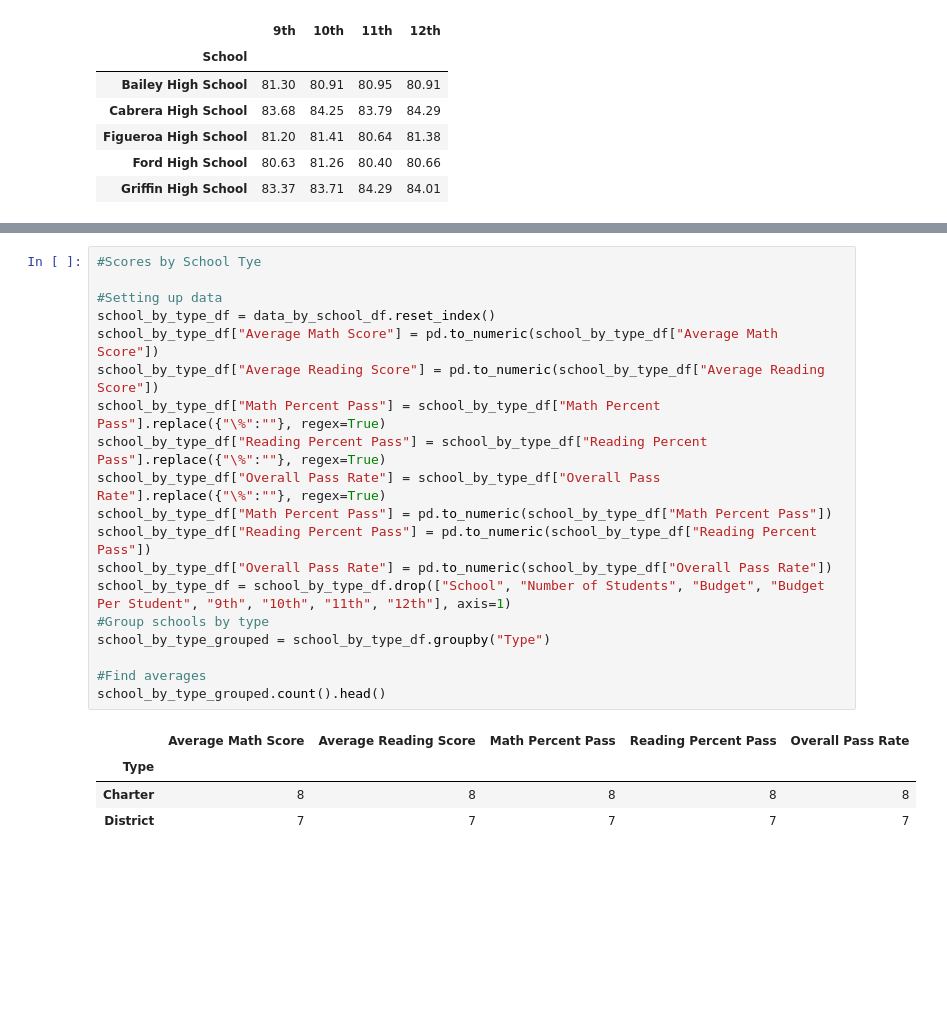
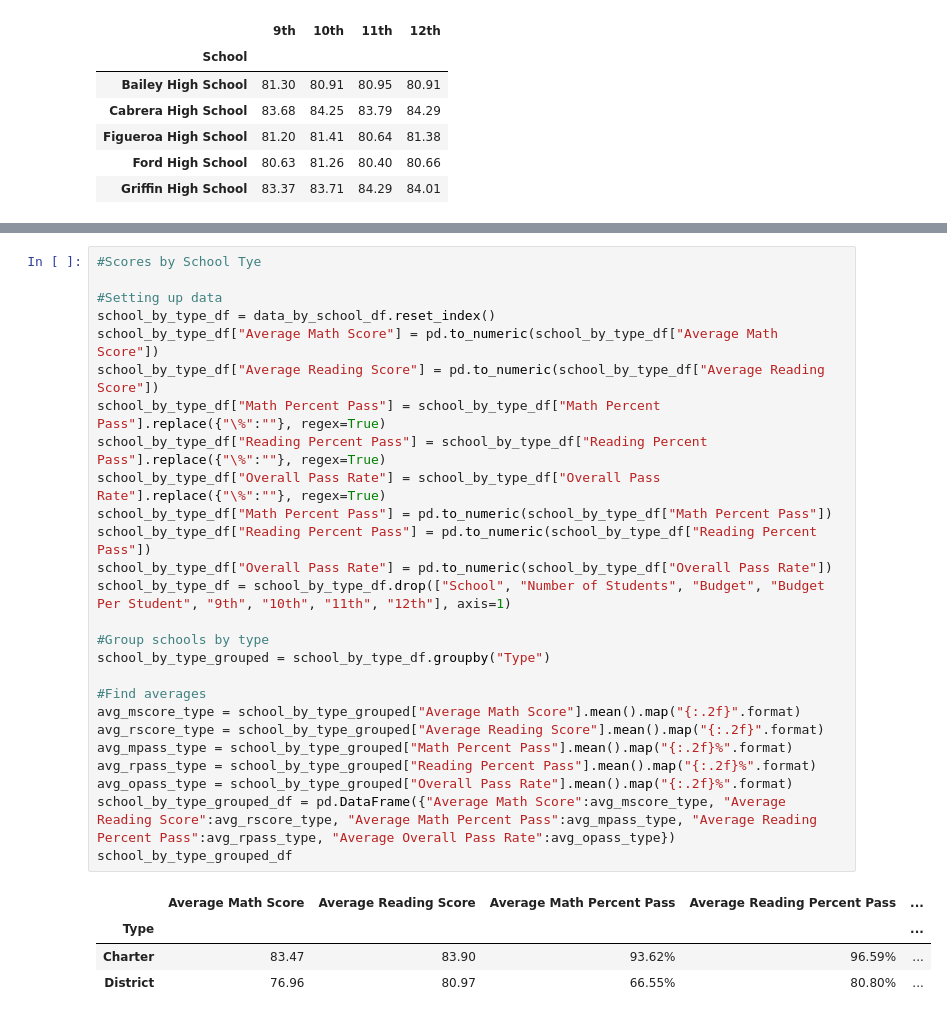
Before and after one commit to coconutpep/PyCity-Schools-Analysis, a Jupyter notebook: PyCitySchools/PyCitySchools.ipynb, the cells around one changed output, grey strips where cells are left out. Cells and saved outputs as stored; diff of their text form; blank space fills up the shorter version.

Commit message:
Test scores by type dataframe added and formatted

```diff
--- a/PyCitySchools/PyCitySchools.ipynb
+++ b/PyCitySchools/PyCitySchools.ipynb
@@ -318,24 +318,31 @@ per_school_df_grouped_df
 # %%
 #Scores by School Tye
 
 #Setting up data
 school_by_type_df = data_by_school_df.reset_index()
 school_by_type_df["Average Math Score"] = pd.to_numeric(school_by_type_df["Average Math Score"])
 school_by_type_df["Average Reading Score"] = pd.to_numeric(school_by_type_df["Average Reading Score"])
 school_by_type_df["Math Percent Pass"] = school_by_type_df["Math Percent Pass"].replace({"\%":""}, regex=True)
 school_by_type_df["Reading Percent Pass"] = school_by_type_df["Reading Percent Pass"].replace({"\%":""}, regex=True)
 school_by_type_df["Overall Pass Rate"] = school_by_type_df["Overall Pass Rate"].replace({"\%":""}, regex=True)
 school_by_type_df["Math Percent Pass"] = pd.to_numeric(school_by_type_df["Math Percent Pass"])
 school_by_type_df["Reading Percent Pass"] = pd.to_numeric(school_by_type_df["Reading Percent Pass"])
 school_by_type_df["Overall Pass Rate"] = pd.to_numeric(school_by_type_df["Overall Pass Rate"])
 school_by_type_df = school_by_type_df.drop(["School", "Number of Students", "Budget", "Budget Per Student", "9th", "10th", "11th", "12th"], axis=1)
+
 #Group schools by type
 school_by_type_grouped = school_by_type_df.groupby("Type")
 
 #Find averages
-school_by_type_grouped.count().head()
+avg_mscore_type = school_by_type_grouped["Average Math Score"].mean().map("{:.2f}".format)
+avg_rscore_type = school_by_type_grouped["Average Reading Score"].mean().map("{:.2f}".format)
+avg_mpass_type = school_by_type_grouped["Math Percent Pass"].mean().map("{:.2f}%".format)
+avg_rpass_type = school_by_type_grouped["Reading Percent Pass"].mean().map("{:.2f}%".format)
+avg_opass_type = school_by_type_grouped["Overall Pass Rate"].mean().map("{:.2f}%".format)
+school_by_type_grouped_df = pd.DataFrame({"Average Math Score":avg_mscore_type, "Average Reading Score":avg_rscore_type, "Average Math Percent Pass":avg_mpass_type, "Average Reading Percent Pass":avg_rpass_type, "Average Overall Pass Rate":avg_opass_type})
+school_by_type_grouped_df
 # %% [output]
-|  | Average Math Score | Average Reading Score | Math Percent Pass | Reading Percent Pass | Overall Pass Rate |
-| Type |  |  |  |  |  |
-| Charter | 8 | 8 | 8 | 8 | 8 |
-| District | 7 | 7 | 7 | 7 | 7 |
+|  | Average Math Score | Average Reading Score | Average Math Percent Pass | Average Reading Percent Pass | ... |
+| Type |  |  |  |  | ... |
+| Charter | 83.47 | 83.90 | 93.62% | 96.59% | ... |
+| District | 76.96 | 80.97 | 66.55% | 80.80% | ... |
```
